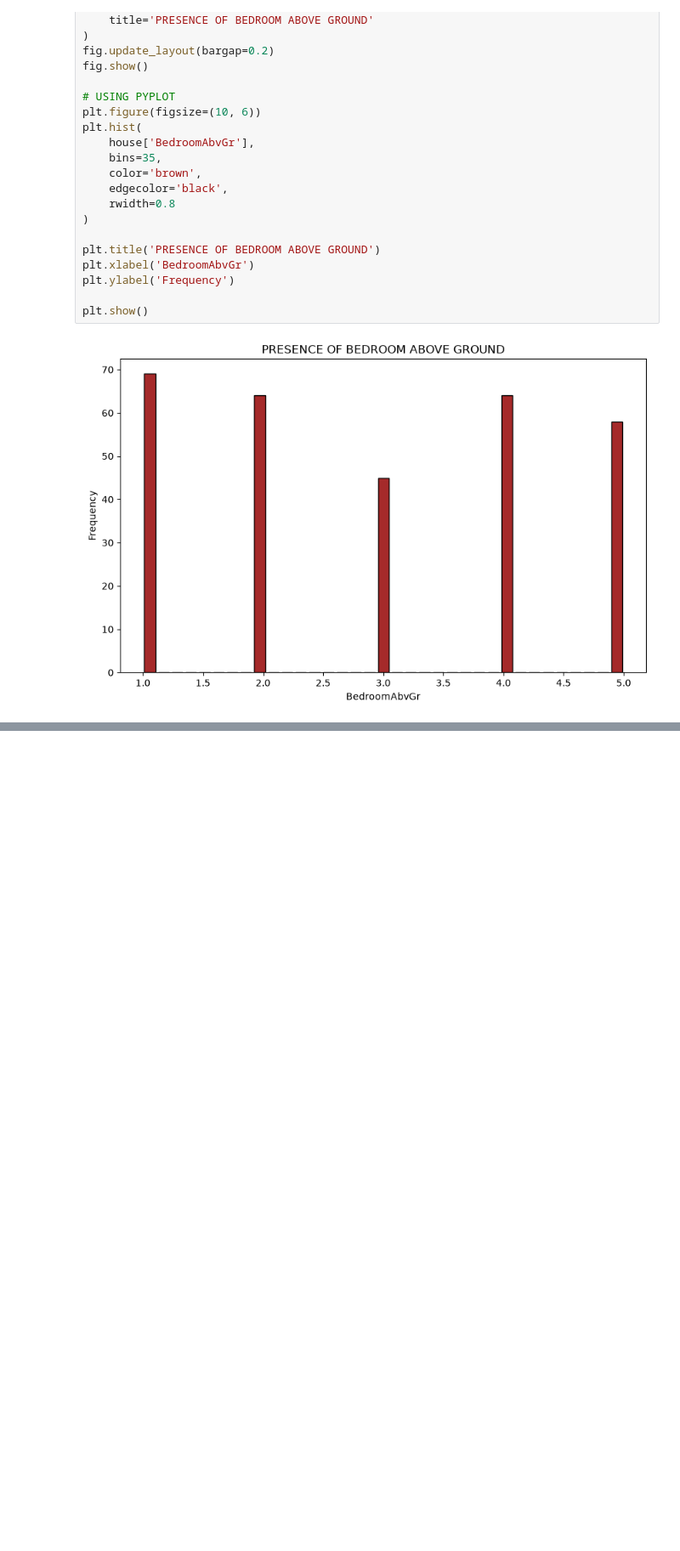
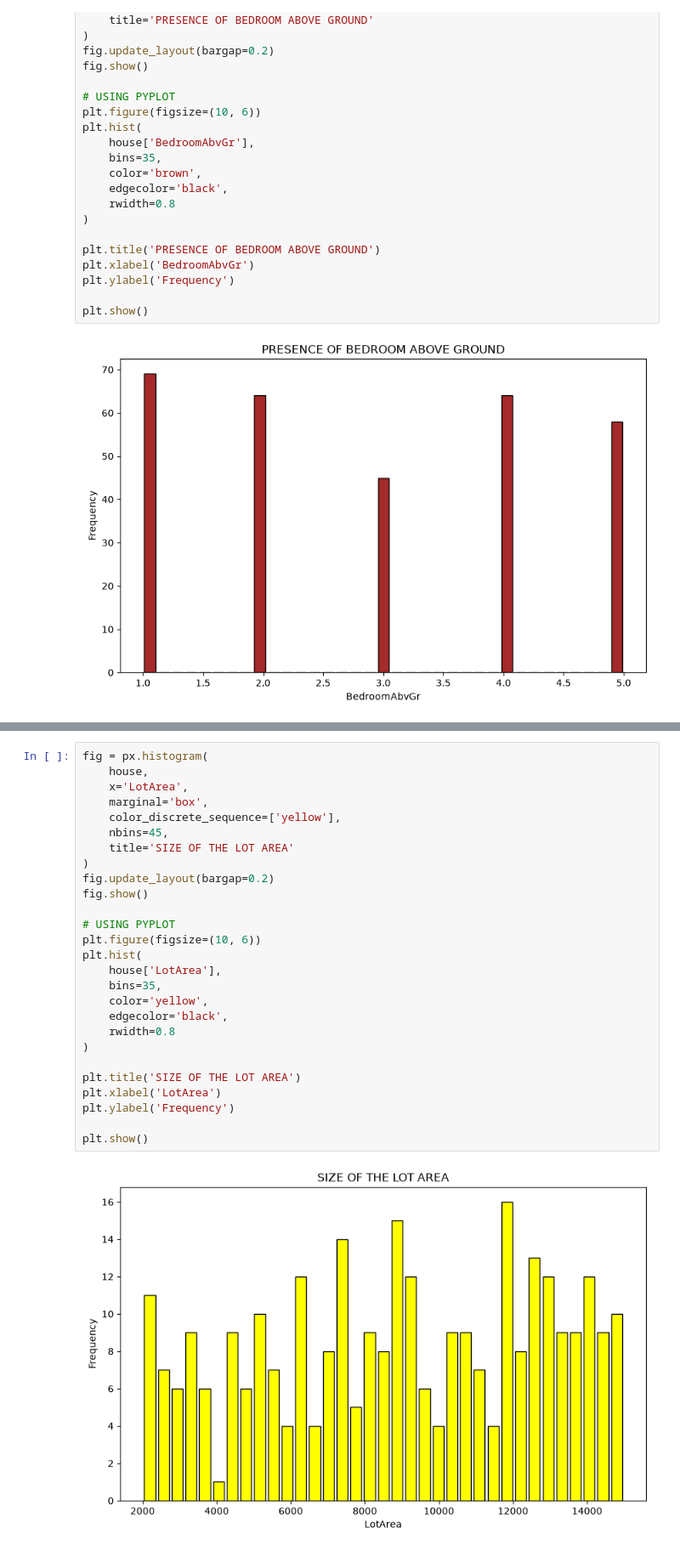
Before and after one commit to popsy-jeff/TITANIC_DATA_ANALYSIS, a Jupyter notebook: House_Prices_LinearRegression_Model.ipynb, the cells around one changed output, grey strips where cells are left out. Shown at 85% size. Cells and saved outputs as stored; diff of their text form; blank space fills up the shorter version.

Commit message:
Visual analysis of the size of the lot areas overtime

```diff
--- a/House_Prices_LinearRegression_Model.ipynb
+++ b/House_Prices_LinearRegression_Model.ipynb
@@ -321,0 +322,29 @@ plt.show()
+# %%
+fig = px.histogram(
+    house,
+    x='LotArea',
+    marginal='box',
+    color_discrete_sequence=['yellow'],
+    nbins=45,
+    title='SIZE OF THE LOT AREA'
+)
+fig.update_layout(bargap=0.2)
+fig.show()
+
+# USING PYPLOT
+plt.figure(figsize=(10, 6))
+plt.hist(
+    house['LotArea'],
+    bins=35,
+    color='yellow',
+    edgecolor='black',
+    rwidth=0.8
+)
+
+plt.title('SIZE OF THE LOT AREA')
+plt.xlabel('LotArea')
+plt.ylabel('Frequency')
+
+plt.show()
+# %% [output]
+[figure, added]
```
Also changed, not shown: parts of 2 cells of this notebook.
